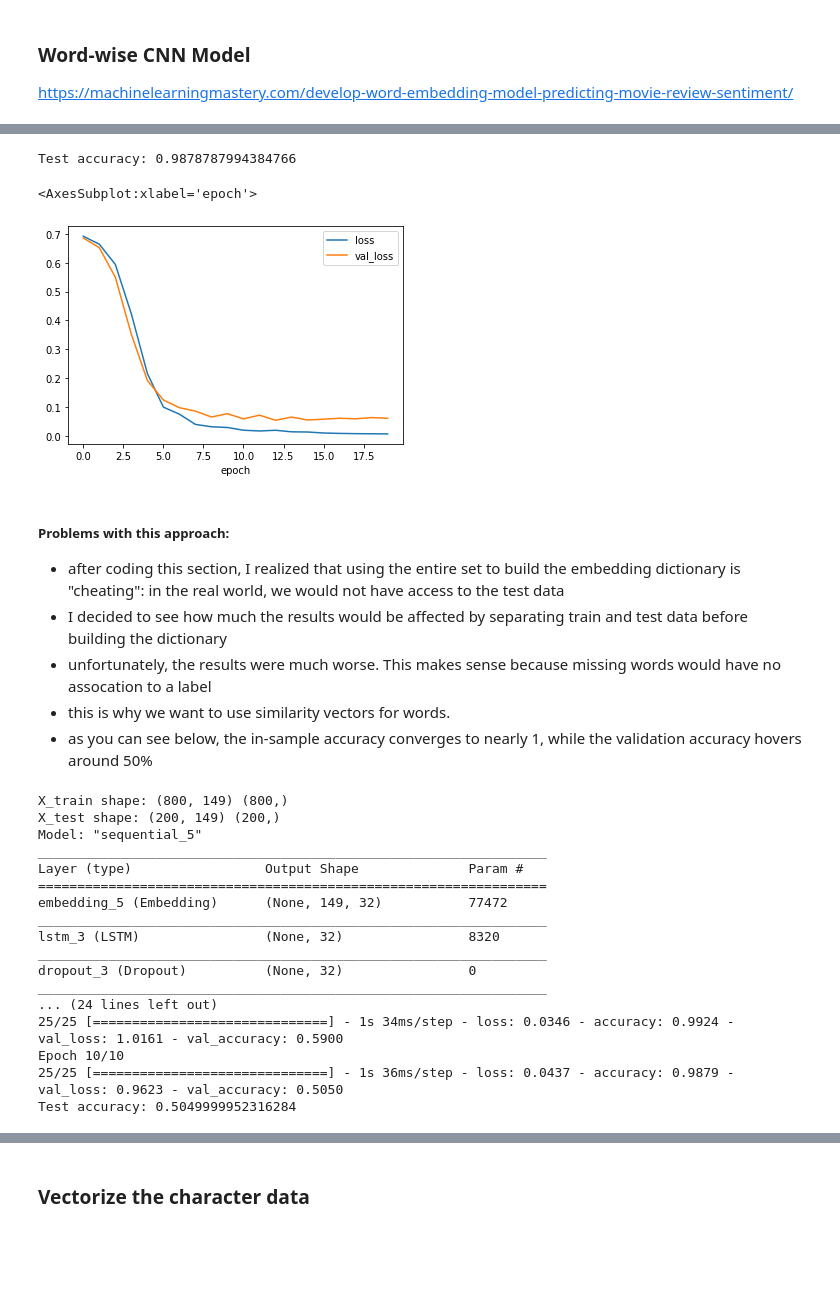
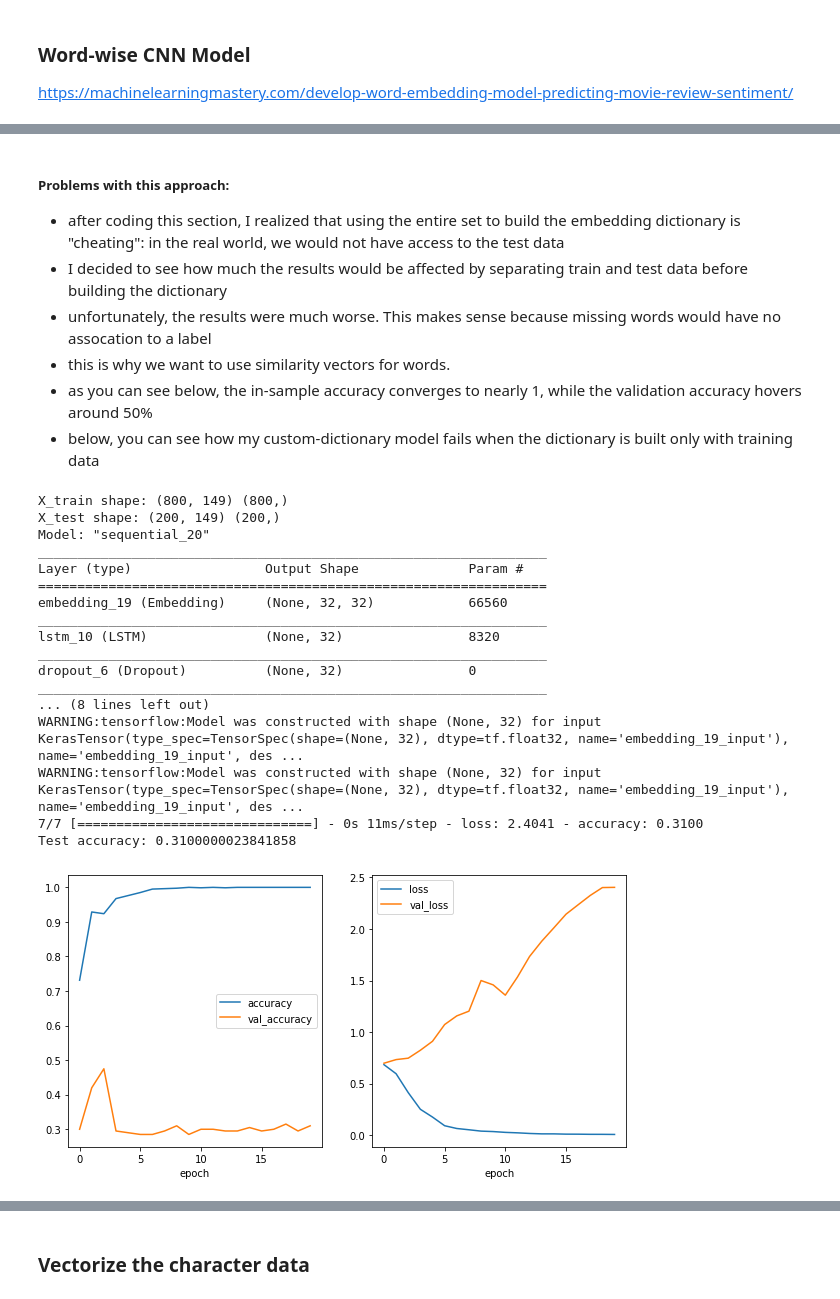
Before and after one commit to polinabee/text-classification, a Jupyter notebook: text-class-2.ipynb, the cells around one changed output, grey strips where cells are left out. Saved outputs shown, nothing was run; the diff lists cells and outputs as text; code cells hidden in the pictures; blank space fills up the shorter version.

```diff
--- a/text-class-2.ipynb
+++ b/text-class-2.ipynb
@@ -240,6 +248,0 @@ None
-# %%
-num_epochs = 20
-
-csv_logger = CSVLogger("cnn.csv", append=False)
-
-cnn_model.fit(X_train, y_train, epochs=num_epochs, verbose=1)
@@ -265,15 +249,3 @@ Epoch 20/20
-# %%
-scores = cnn_model.evaluate(X_test, y_test, verbose=0)
-print('Test accuracy:', scores[1])
-# %% [output]
-Test accuracy: 0.9878787994384766
-# %%
-cnn_scores_df = pd.read_csv("cnn.csv")
-cnn_scores_df.set_index('epoch', inplace=True)
-cnn_scores_df[['loss','val_loss']].plot()
-# %% [output]
-<AxesSubplot:xlabel='epoch'>
-[figure, removed]
 # %% [markdown]
 ##### Problems with this approach:
 - after coding this section, I realized that using the entire set to build the embedding dictionary is "cheating": in the real world, we would not have access to the test data
@@ -281,6 +253,7 @@ cnn_scores_df[['loss','val_loss']].plot()
 - unfortunately, the results were much worse. This makes sense because missing words would have no assocation to a label
 - this is why we want to use similarity vectors for words.
 - as you can see below, the in-sample accuracy converges to nearly 1, while the validation accuracy hovers around 50%
+- below, you can see how my custom-dictionary model fails when the dictionary is built only with training data
 # %%
 def preprocess(df):
     # separate into positive and negative posts
@@ -301,53 +274,48 @@ def preprocess(df):
     labels = np.concatenate((np.zeros(len(neg_encoded)), np.ones(len(pos_encoded))))
 
     return padded_word_vecs,labels
 
 X_train, y_train = preprocess(train_df)
 X_test, y_test = preprocess(test_df)
 
 print('X_train shape:', X_train.shape, y_train.shape)
 print('X_test shape:', X_test.shape, y_test.shape)
 
 vocab_size = max([max(arr) for arr in word_to_vec(posts)])
 embedding_size = 32
 lstm_model = Sequential()
 lstm_model.add(Embedding(vocab_size, embedding_size, input_length=longest_post))
 lstm_model.add(LSTM(embedding_size))
 lstm_model.add(Dropout(0.5))
 lstm_model.add(Dense(1, activation='sigmoid'))
 print(lstm_model.summary())
+
 lstm_model.compile(loss='binary_crossentropy',optimizer='adam',metrics=['accuracy'])
 
-batch_size = 64
-num_epochs = 10
-csv_logger = CSVLogger("lstm.csv", append=False)
-lstm_model.fit(X_train, y_train,
-               epochs=num_epochs,
-               verbose=1,
-               callbacks=[csv_logger],
-               validation_data=(X_test,y_test)
-              )
+fit_model(lstm_model, num_epochs,0,X_train, y_train,X_test,y_test)
 
-scores = lstm_model.evaluate(X_test, y_test, verbose=0)
-print('Test accuracy:', scores[1])
+print('Test accuracy:', model_acc(lstm_model,X_test, y_test))
+
+acc_graphs(lstm_model)
 # %% [output]
 X_train shape: (800, 149) (800,)
 X_test shape: (200, 149) (200,)
-Model: "sequential_5"
+Model: "sequential_20"
 _________________________________________________________________
 Layer (type)                 Output Shape              Param #
 =================================================================
-embedding_5 (Embedding)      (None, 149, 32)           77472
+embedding_19 (Embedding)     (None, 32, 32)            66560
 _________________________________________________________________
-lstm_3 (LSTM)                (None, 32)                8320
+lstm_10 (LSTM)               (None, 32)                8320
 _________________________________________________________________
-dropout_3 (Dropout)          (None, 32)                0
+dropout_6 (Dropout)          (None, 32)                0
 _________________________________________________________________
-... (24 lines left out)
-25/25 [==============================] - 1s 34ms/step - loss: 0.0346 - accuracy: 0.9924 - val_loss: 1.0161 - val_accuracy: 0.5900
-Epoch 10/10
-25/25 [==============================] - 1s 36ms/step - loss: 0.0437 - accuracy: 0.9879 - val_loss: 0.9623 - val_accuracy: 0.5050
-Test accuracy: 0.5049999952316284
+... (8 lines left out)
+WARNING:tensorflow:Model was constructed with shape (None, 32) for input KerasTensor(type_spec=TensorSpec(shape=(None, 32), dtype=tf.float32, name='embedding_19_input'), name='embedding_19_input', des ...
+WARNING:tensorflow:Model was constructed with shape (None, 32) for input KerasTensor(type_spec=TensorSpec(shape=(None, 32), dtype=tf.float32, name='embedding_19_input'), name='embedding_19_input', des ...
+7/7 [==============================] - 0s 11ms/step - loss: 2.4041 - accuracy: 0.3100
+Test accuracy: 0.3100000023841858
+[figure, added]
 # %%
 #todo: play around with different values for the two models above.
 # Add different layers
```
Also changed, not shown: parts of 27 cells of this notebook, 1 other file.
